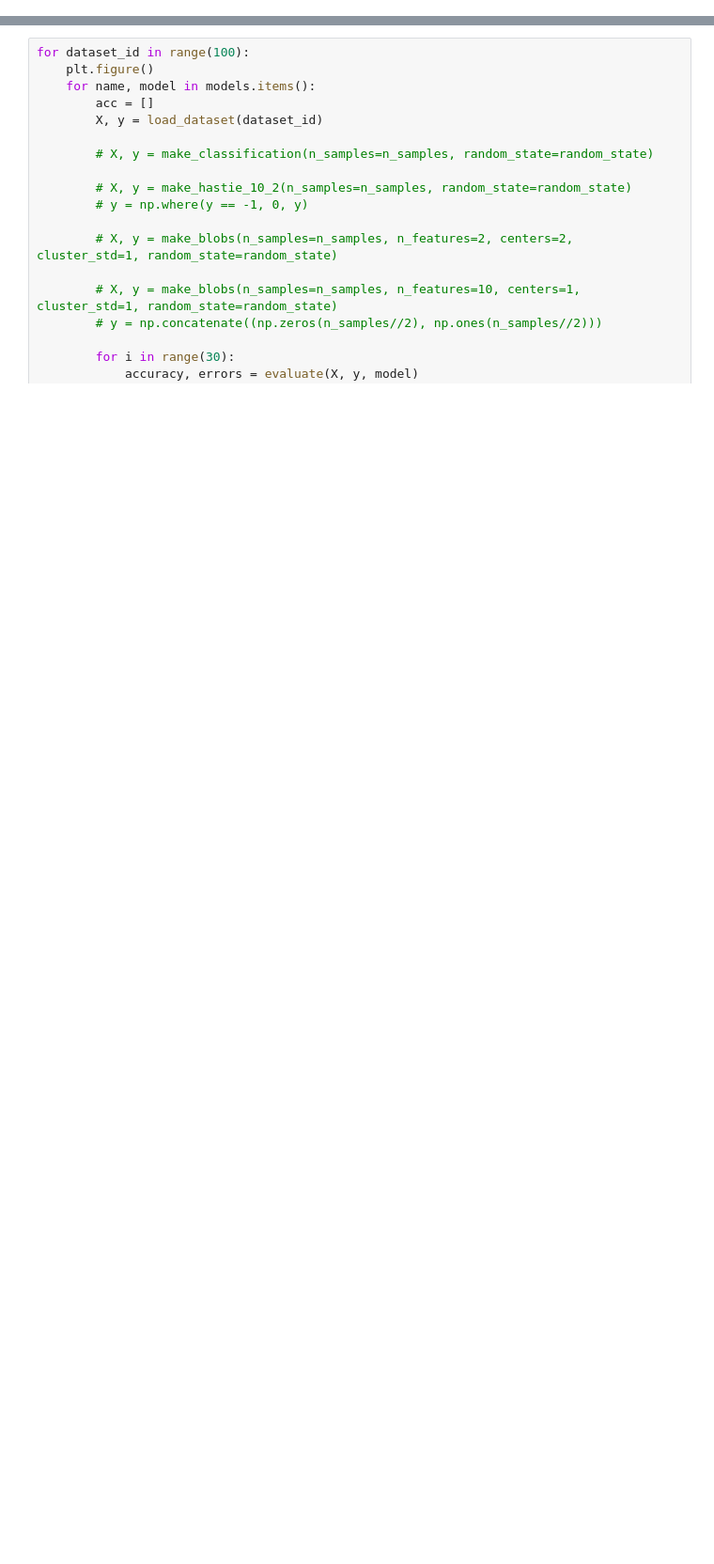
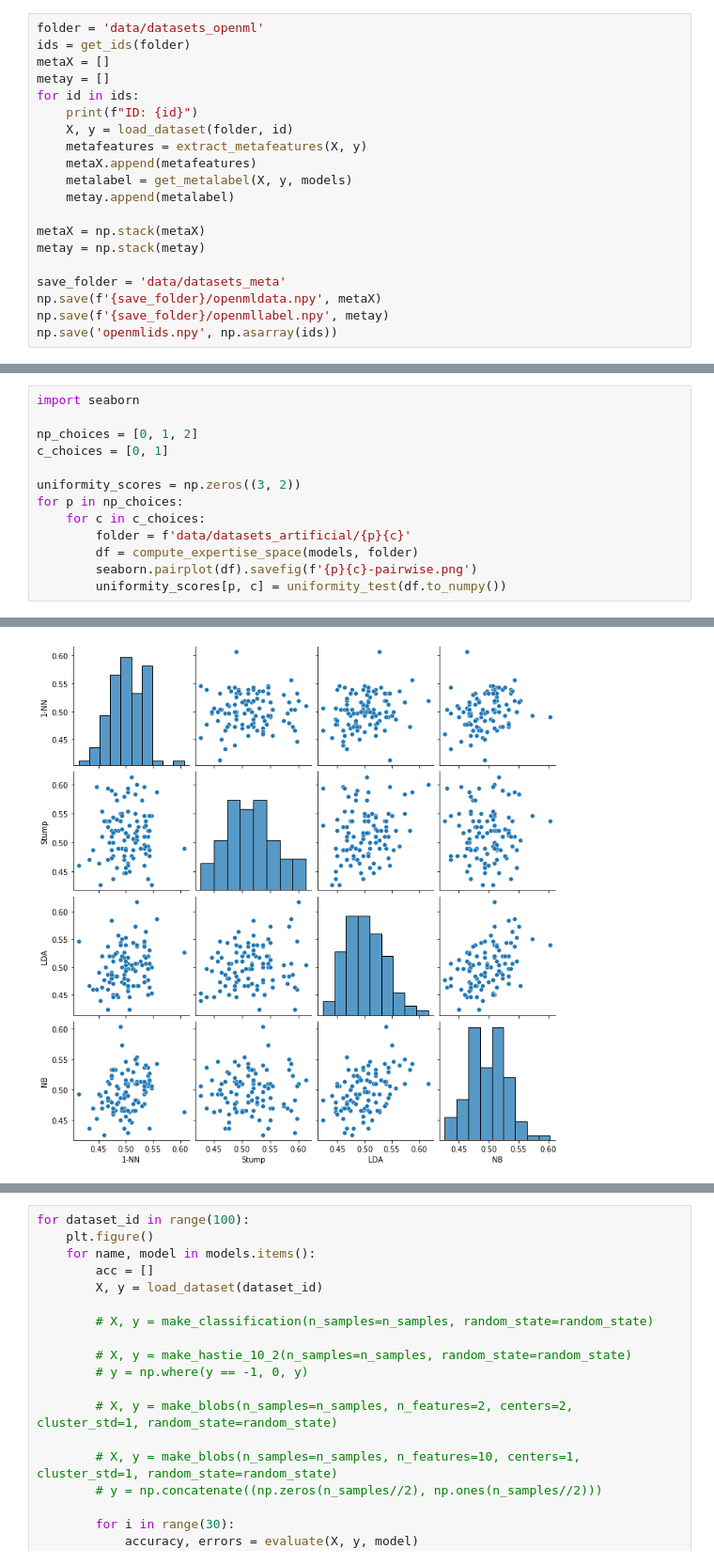
Before and after one commit to liakify/finalyearproject, a Jupyter notebook: notebook.ipynb, the cells around one changed output, grey strips where cells are left out. Shown at 94% size. Cells and saved outputs as stored; diff of their text form; blank space fills up the shorter version.

```diff
--- a/notebook.ipynb
+++ b/notebook.ipynb
@@ -29,0 +33,20 @@ models = {
+# %%
+folder = 'data/datasets_openml'
+ids = get_ids(folder)
+metaX = []
+metay = []
+for id in ids:
+    print(f"ID: {id}")
+    X, y = load_dataset(folder, id)
+    metafeatures = extract_metafeatures(X, y)
+    metaX.append(metafeatures)
+    metalabel = get_metalabel(X, y, models)
+    metay.append(metalabel)
+
+metaX = np.stack(metaX)
+metay = np.stack(metay)
+
+save_folder = 'data/datasets_meta'
+np.save(f'{save_folder}/openmldata.npy', metaX)
+np.save(f'{save_folder}/openmllabel.npy', metay)
+np.save('openmlids.npy', np.asarray(ids))
@@ -29,0 +68,14 @@ models = {
+# %%
+import seaborn
+
+np_choices = [0, 1, 2]
+c_choices = [0, 1]
+
+uniformity_scores = np.zeros((3, 2))
+for p in np_choices:
+    for c in c_choices:
+        folder = f'data/datasets_artificial/{p}{c}'
+        df = compute_expertise_space(models, folder)
+        seaborn.pairplot(df).savefig(f'{p}{c}-pairwise.png')
+        uniformity_scores[p, c] = uniformity_test(df.to_numpy())
+# %% [output]
@@ -29,0 +83 @@ models = {
+[figure, added]
```
Also changed, not shown: parts of 21 cells of this notebook, 11 other files.
